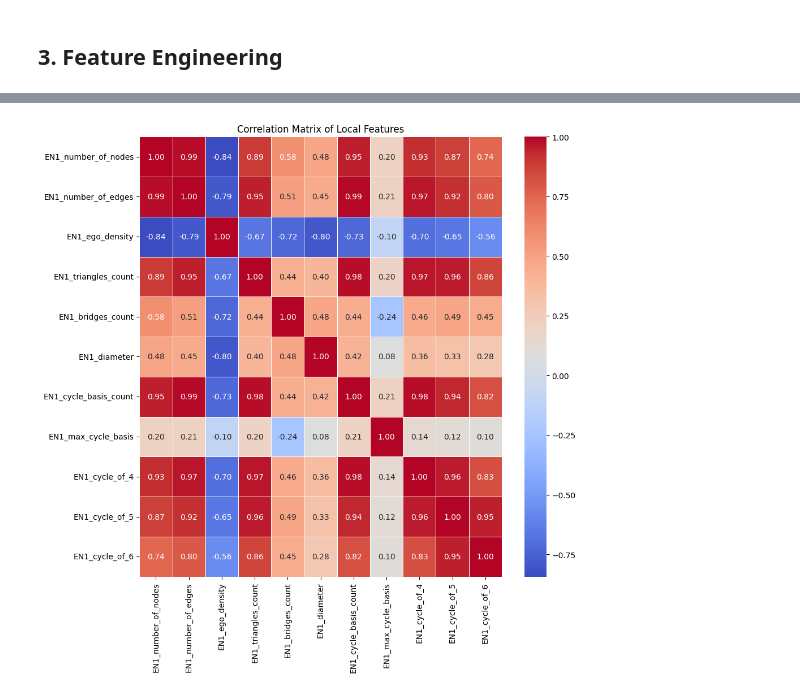
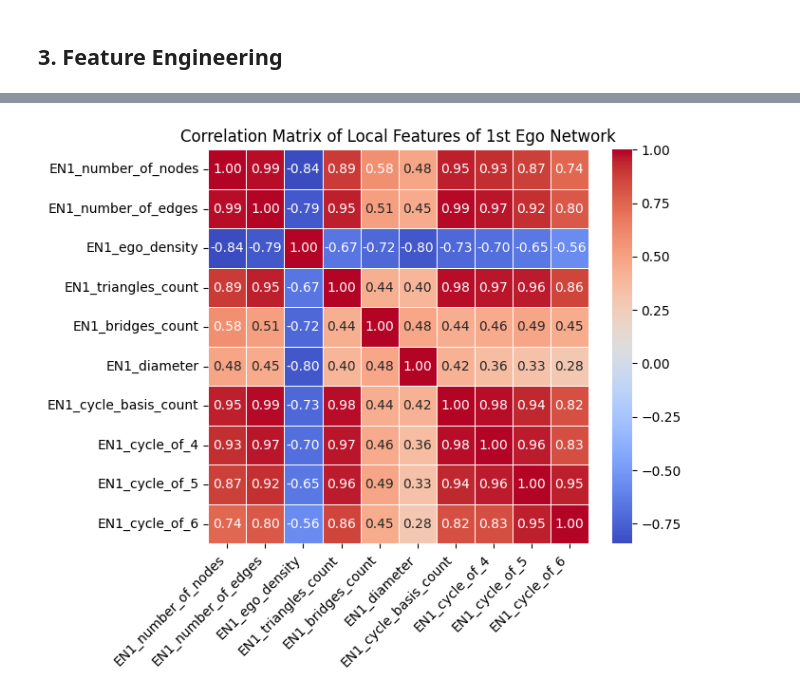
Before and after one commit to kk-shetty/data_science_ik, a Jupyter notebook: projects/ml_mini_project/node_clustering.ipynb, the cells around one changed output, grey strips where cells are left out. Saved outputs shown, nothing was run; the diff lists cells and outputs as text; code cells hidden in the pictures.

```diff
--- a/projects/ml_mini_project/node_clustering.ipynb
+++ b/projects/ml_mini_project/node_clustering.ipynb
@@ -213,6 +307,12 @@ Name: EN2_radius, dtype: int64
-# %%
-columns_to_drop.append('EN2_radius')
+# %%
+# add columns to drop
+columns_to_drop.extend(['EN1_max_cycle_basis', 'EN2_is_center', 'EN2_radius'])
+# %%
+df.drop(columns=columns_to_drop, inplace=True)
 # %%
 # Performing correlation analysis between ego network 1 features
-en1_features = df.columns[2:13]
-en1_features
+
+# Importing seaborn library to plot correlation matrix
+import seaborn as sns
+
+en1_features = df.columns[2:12]
@@ -243,9 +319,10 @@ import seaborn as sns
 # %%
 # Set up the matplotlib figure
-plt.figure(figsize=(10, 10))
-sns.heatmap(df[en1_features].corr(), annot=True, cmap='coolwarm', fmt=".2f", linewidths=0.5)
-plt.title('Correlation Matrix of Local Features')
+plt.figure(figsize=(7, 6))
+heatmap = sns.heatmap(df[en1_features].corr(), annot=True, cmap='coolwarm', fmt=".2f", linewidths=0.5)
+heatmap.set_xticklabels(heatmap.get_xticklabels(), rotation=45, horizontalalignment='right')
+plt.title('Correlation Matrix of Local Features of 1st Ego Network')
 plt.tight_layout()
 plt.show()
 # %% [output]
-[figure, old version]
+[figure, new version]
```
Also changed, not shown: parts of 30 cells of this notebook.
